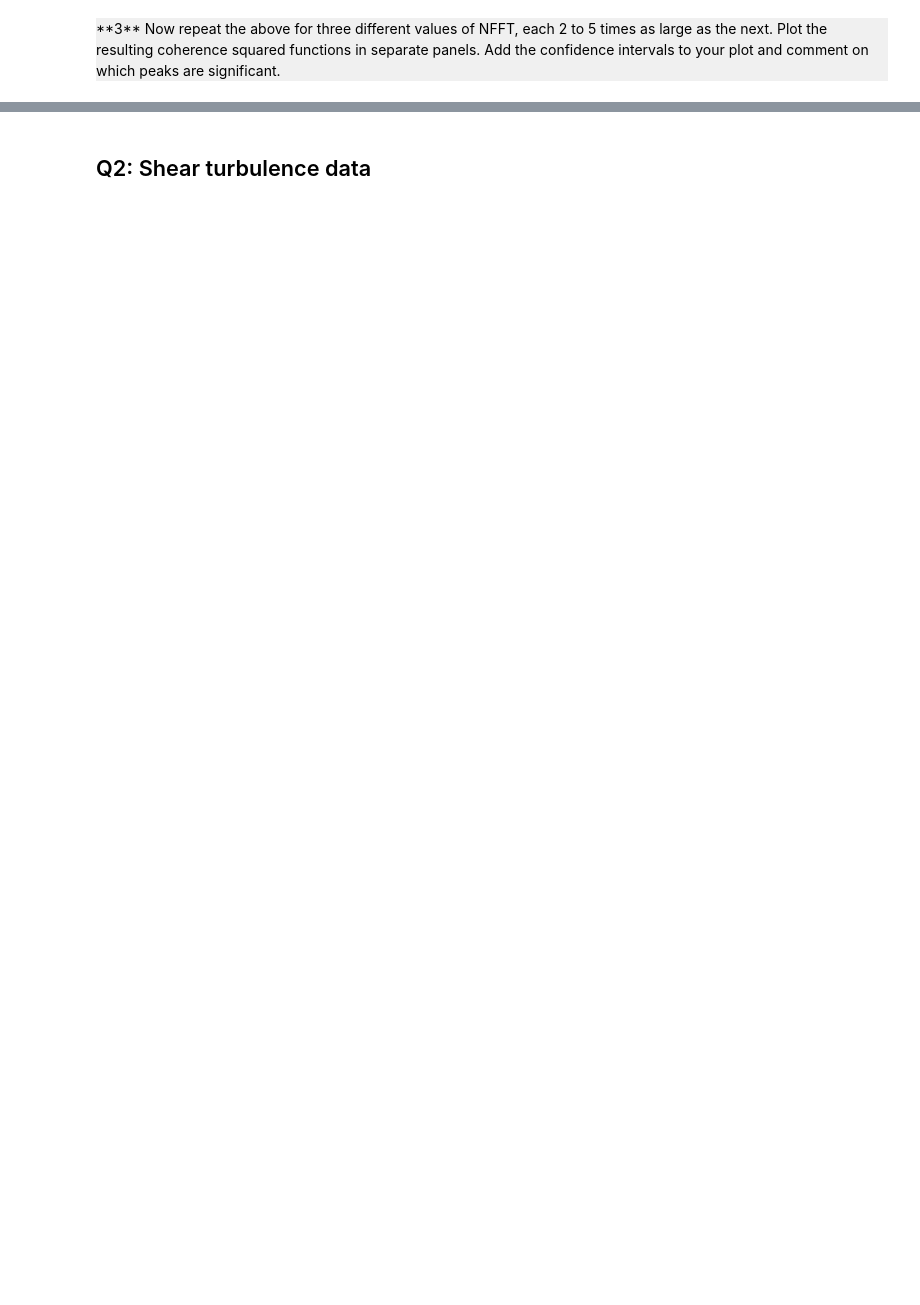
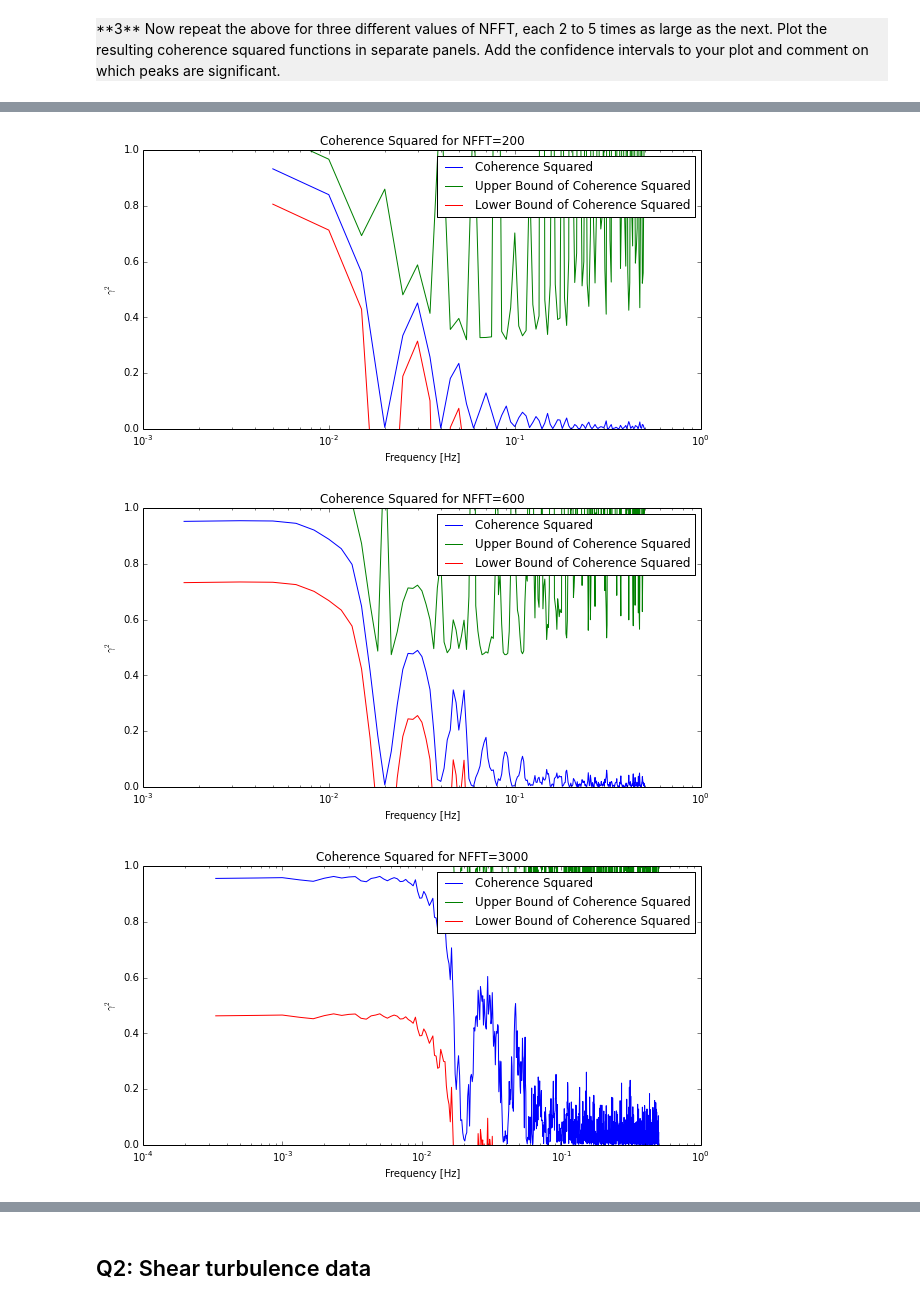
Before and after one commit to spalmer91/Phys411Assignments, a Jupyter notebook: Assignment-06.ipynb, the cells around one changed output, grey strips where cells are left out. Drawn from its saved outputs; the diff is of its cells as text; code cells hidden in the pictures; blank space fills up the shorter version.

```diff
--- a/Assignment-06.ipynb
+++ b/Assignment-06.ipynb
@@ -39,0 +130,8 @@ COMMENT HERE
+# %%
+results(x, dt, y2, 100*2, False)
+results(x, dt, y2, 100*2*3, False)
+results(x, dt, y2, 100*2*3*5, False)
+# %% [output]
+[figure, added]
+[figure, added]
+[figure, added]
```
Also changed, not shown: parts of 24 cells of this notebook.
